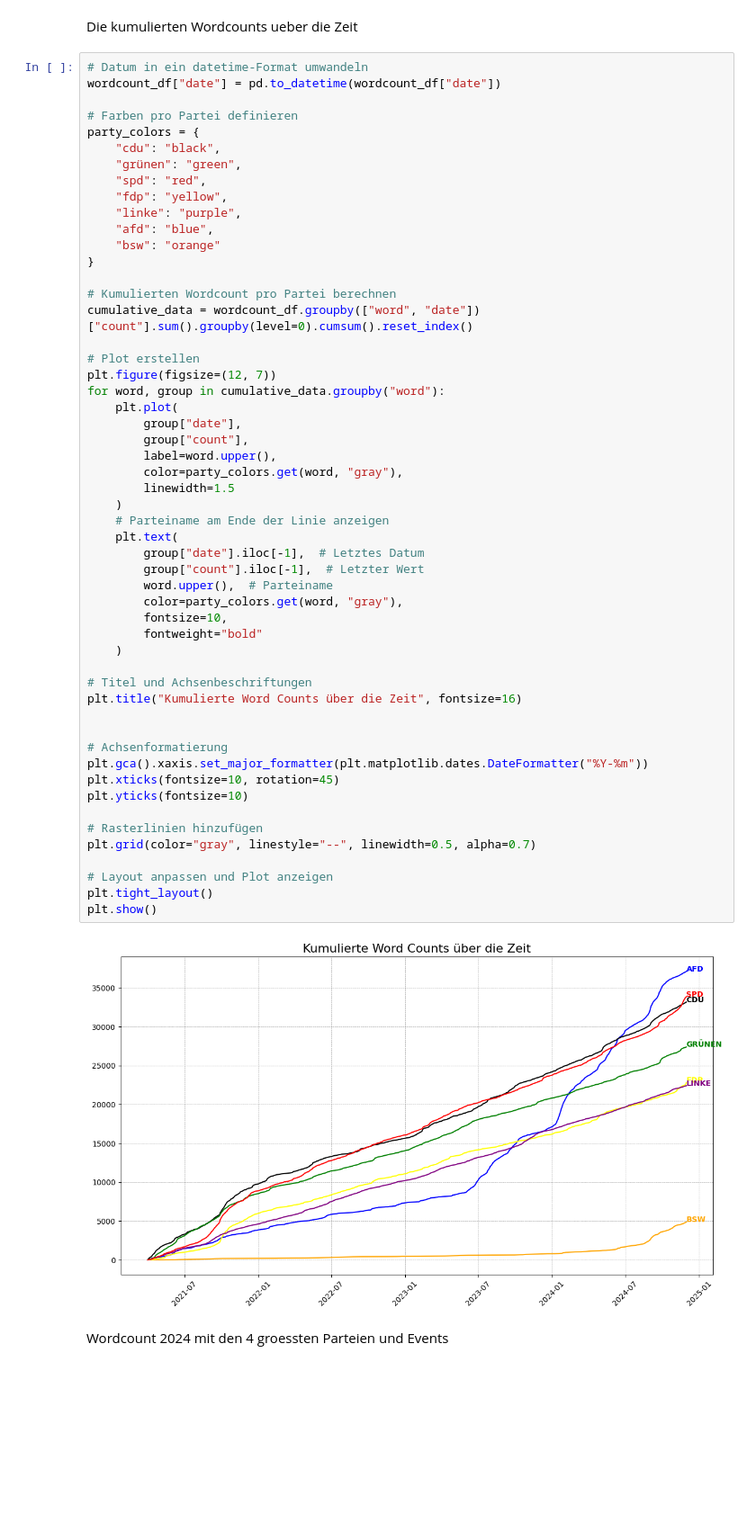
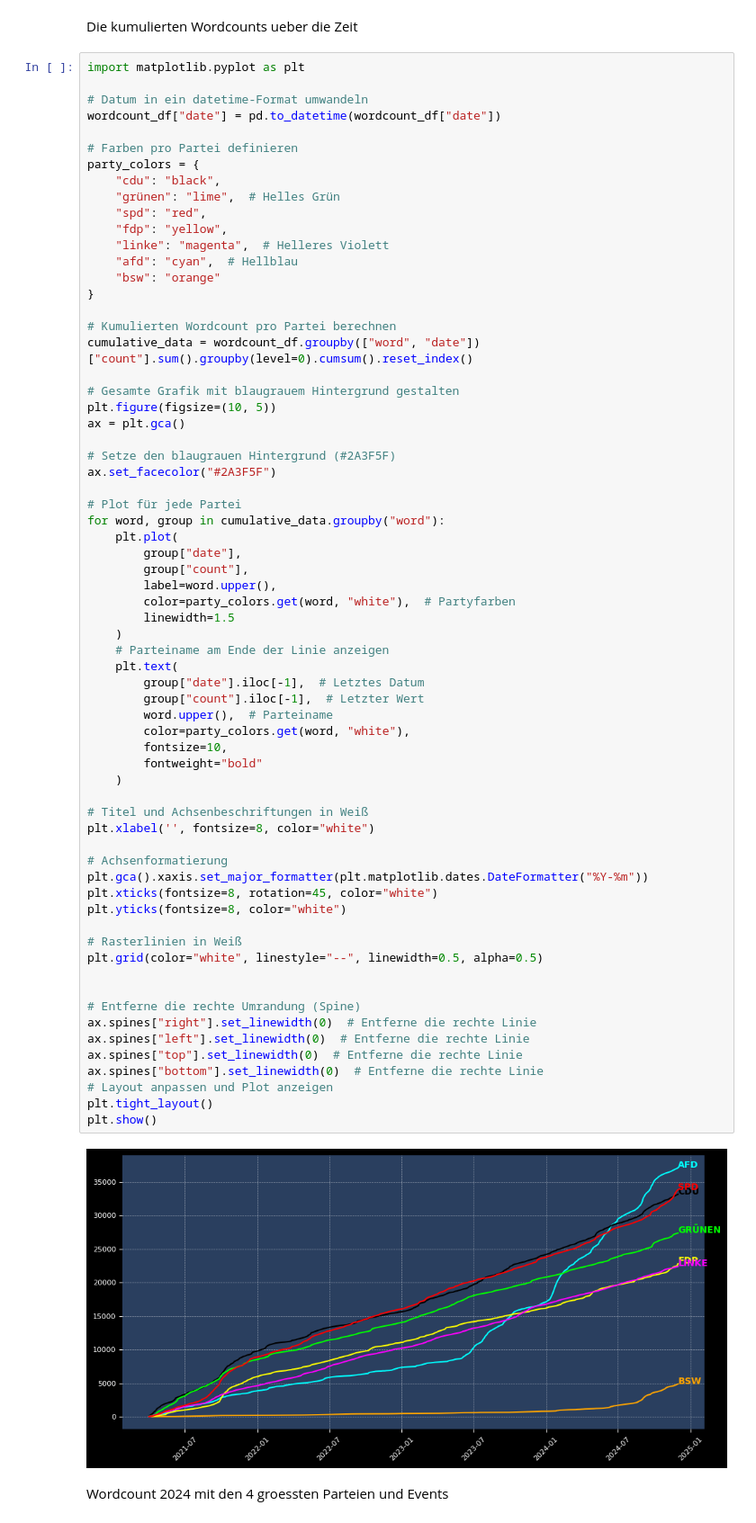
Before and after one commit to Reimser/ads_05_studienarbeit, a Jupyter notebook: source/notebooks/visualize.ipynb, the cells around one changed output. Shown at 90% size. Cells and saved outputs as stored; diff of their text form; blank space fills up the shorter version.

```diff
--- a/source/notebooks/visualize.ipynb
+++ b/source/notebooks/visualize.ipynb
@@ -137,60 +137,73 @@ fig.write_html("interaktive_visualisierung.html")
 # %% [markdown]
 Die kumulierten Wordcounts ueber die Zeit
 # %%
+import matplotlib.pyplot as plt
+
 # Datum in ein datetime-Format umwandeln
 wordcount_df["date"] = pd.to_datetime(wordcount_df["date"])
 
 # Farben pro Partei definieren
 party_colors = {
     "cdu": "black",
-    "grünen": "green",
+    "grünen": "lime",  # Helles Grün
     "spd": "red",
     "fdp": "yellow",
-    "linke": "purple",
-    "afd": "blue",
+    "linke": "magenta",  # Helleres Violett
+    "afd": "cyan",  # Hellblau
     "bsw": "orange"
 }
 
 # Kumulierten Wordcount pro Partei berechnen
 cumulative_data = wordcount_df.groupby(["word", "date"])["count"].sum().groupby(level=0).cumsum().reset_index()
 
-# Plot erstellen
-plt.figure(figsize=(12, 7))
+# Gesamte Grafik mit blaugrauem Hintergrund gestalten
+plt.figure(figsize=(10, 5))
+ax = plt.gca()
+
+# Setze den blaugrauen Hintergrund (#2A3F5F)
+ax.set_facecolor("#2A3F5F")
+
+# Plot für jede Partei
 for word, group in cumulative_data.groupby("word"):
     plt.plot(
         group["date"],
         group["count"],
         label=word.upper(),
-        color=party_colors.get(word, "gray"),
+        color=party_colors.get(word, "white"),  # Partyfarben
         linewidth=1.5
     )
     # Parteiname am Ende der Linie anzeigen
     plt.text(
         group["date"].iloc[-1],  # Letztes Datum
         group["count"].iloc[-1],  # Letzter Wert
         word.upper(),  # Parteiname
-        color=party_colors.get(word, "gray"),
+        color=party_colors.get(word, "white"),
         fontsize=10,
         fontweight="bold"
     )
 
-# Titel und Achsenbeschriftungen
-plt.title("Kumulierte Word Counts über die Zeit", fontsize=16)
-
+# Titel und Achsenbeschriftungen in Weiß
+plt.xlabel('', fontsize=8, color="white")
 
 # Achsenformatierung
 plt.gca().xaxis.set_major_formatter(plt.matplotlib.dates.DateFormatter("%Y-%m"))
-plt.xticks(fontsize=10, rotation=45)
-plt.yticks(fontsize=10)
+plt.xticks(fontsize=8, rotation=45, color="white")
+plt.yticks(fontsize=8, color="white")
 
-# Rasterlinien hinzufügen
-plt.grid(color="gray", linestyle="--", linewidth=0.5, alpha=0.7)
+# Rasterlinien in Weiß
+plt.grid(color="white", linestyle="--", linewidth=0.5, alpha=0.5)
 
+
+# Entferne die rechte Umrandung (Spine)
+ax.spines["right"].set_linewidth(0)  # Entferne die rechte Linie
+ax.spines["left"].set_linewidth(0)  # Entferne die rechte Linie
+ax.spines["top"].set_linewidth(0)  # Entferne die rechte Linie
+ax.spines["bottom"].set_linewidth(0)  # Entferne die rechte Linie
 # Layout anpassen und Plot anzeigen
 plt.tight_layout()
 plt.show()
 # %% [output]
-[figure, old version]
+[figure, new version]
 # %% [markdown]
 Wordcount 2024 mit den 4 groessten Parteien und Events
 # %%
```
Also changed, not shown: 1 other file.
